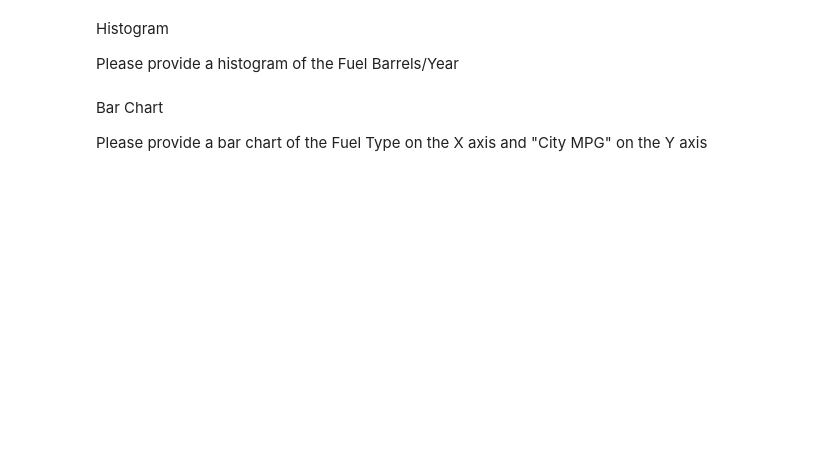
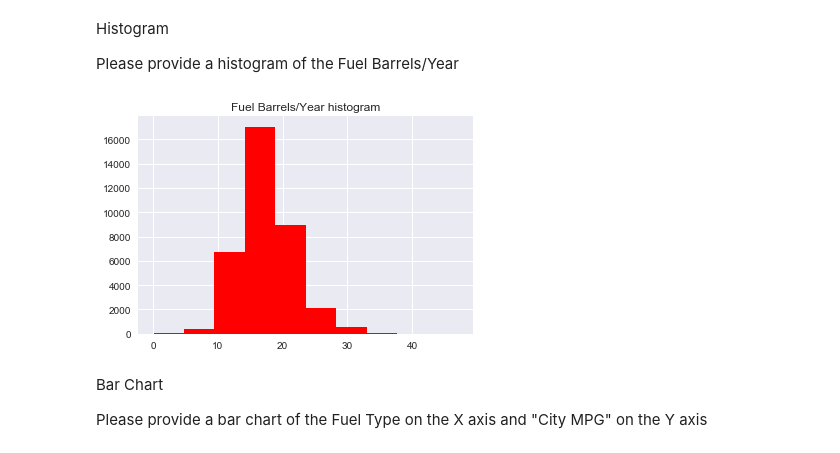
Before and after one commit to valjime95/datamex1019, a Jupyter notebook: module-2/lab-matplotlib-seaborn/your-code/challenge-1.ipynb, the cells around one changed output. Cells and saved outputs as stored; diff of their text form; code cells hidden in the pictures; blank space fills up the shorter version.

```diff
--- a/module-2/lab-matplotlib-seaborn/your-code/challenge-1.ipynb
+++ b/module-2/lab-matplotlib-seaborn/your-code/challenge-1.ipynb
@@ -106,3 +129,8 @@ Please provide a histogram of the Fuel Barrels/Year
+# %%
+plt.hist(cars['Fuel Barrels/Year'], facecolor = 'red')
+plt.title('Fuel Barrels/Year histogram');
+# %% [output]
+[figure, added]
 # %% [markdown]
 Bar Chart
 
```
Also changed, not shown: parts of 13 cells of this notebook, 18 other files.
